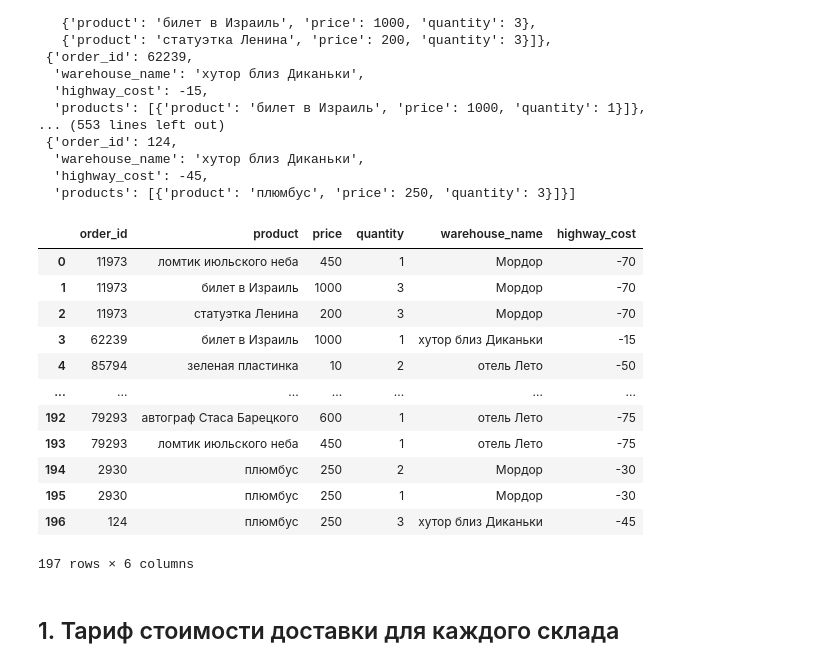
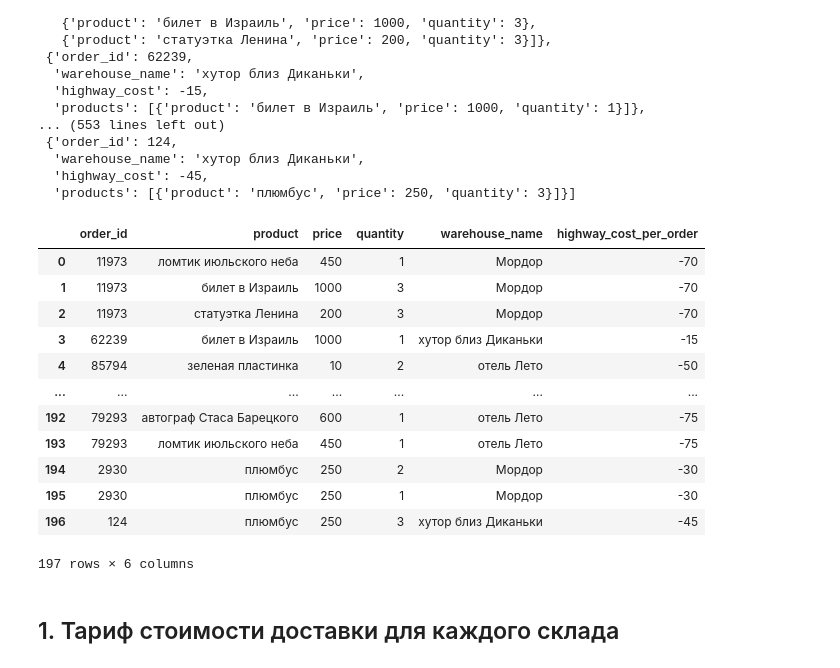
Before and after one commit to mislavskii/fancy-warehouses, a Jupyter notebook: warehouses.ipynb, the cells around one changed output. Saved outputs shown, nothing was run; the diff lists cells and outputs as text; code cells hidden in the pictures.

Commit message:
products summarized

```diff
--- a/warehouses.ipynb
+++ b/warehouses.ipynb
@@ -33,11 +33,12 @@ data
 # %%
 df = pd.json_normalize(data, 'products', ['order_id', 'warehouse_name', 'highway_cost'])
 
 reordered = ['order_id', 'product', 'price', 'quantity', 'warehouse_name', 'highway_cost']
 df = df.reindex(columns=reordered)
+df.rename(columns={'highway_cost': 'highway_cost_per_order'}, inplace=True)
 df
 # %% [output]
-|  | order_id | product | price | quantity | warehouse_name | highway_cost |
+|  | order_id | product | price | quantity | warehouse_name | highway_cost_per_order |
 | 0 | 11973 | ломтик июльского неба | 450 | 1 | Мордор | -70 |
 | 1 | 11973 | билет в Израиль | 1000 | 3 | Мордор | -70 |
 | 2 | 11973 | статуэтка Ленина | 200 | 3 | Мордор | -70 |
```
Also changed, not shown: parts of 11 cells of this notebook.
